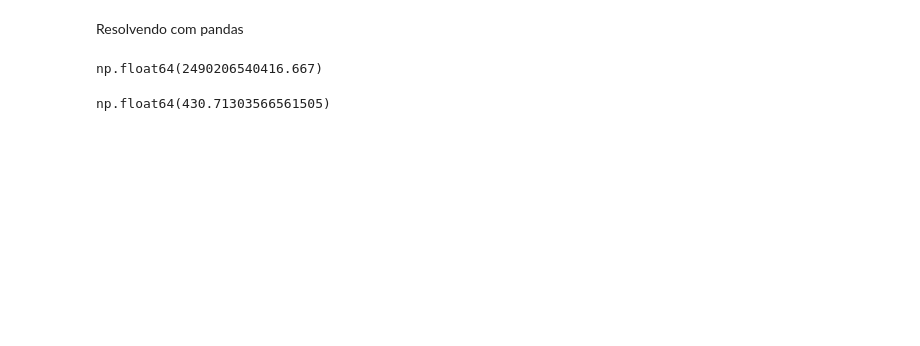
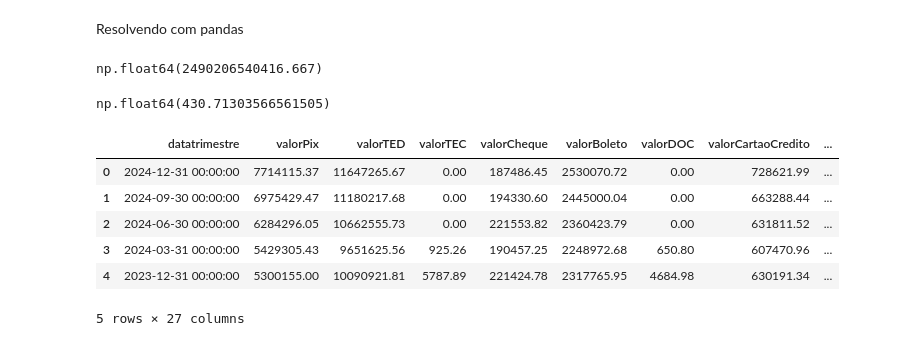
Before and after one commit to LouisyRodrigues7/etlBCB, a Jupyter notebook: anaise_cartoes.ipynb, the cells around one changed output. Saved outputs shown, nothing was run; the diff lists cells and outputs as text; code cells hidden in the pictures; blank space fills up the shorter version.

```diff
--- a/anaise_cartoes.ipynb
+++ b/anaise_cartoes.ipynb
@@ -55,3 +55,13 @@ soma2 = df['quantidadePix'].mean()
 soma1/soma2
 # %% [output]
 np.float64(430.71303566561505)
+# %%
+df.head()
+# %% [output]
+|  | datatrimestre | valorPix | valorTED | valorTEC | valorCheque | valorBoleto | valorDOC | valorCartaoCredito | ... |
+| 0 | 2024-12-31 00:00:00 | 7714115.37 | 11647265.67 | 0.00 | 187486.45 | 2530070.72 | 0.00 | 728621.99 | ... |
+| 1 | 2024-09-30 00:00:00 | 6975429.47 | 11180217.68 | 0.00 | 194330.60 | 2445000.04 | 0.00 | 663288.44 | ... |
+| 2 | 2024-06-30 00:00:00 | 6284296.05 | 10662555.73 | 0.00 | 221553.82 | 2360423.79 | 0.00 | 631811.52 | ... |
+| 3 | 2024-03-31 00:00:00 | 5429305.43 | 9651625.56 | 925.26 | 190457.25 | 2248972.68 | 650.80 | 607470.96 | ... |
+| 4 | 2023-12-31 00:00:00 | 5300155.00 | 10090921.81 | 5787.89 | 221424.78 | 2317765.95 | 4684.98 | 630191.34 | ... |
+5 rows × 27 columns
```
Also changed, not shown: parts of 5 cells of this notebook, 1 other file.
